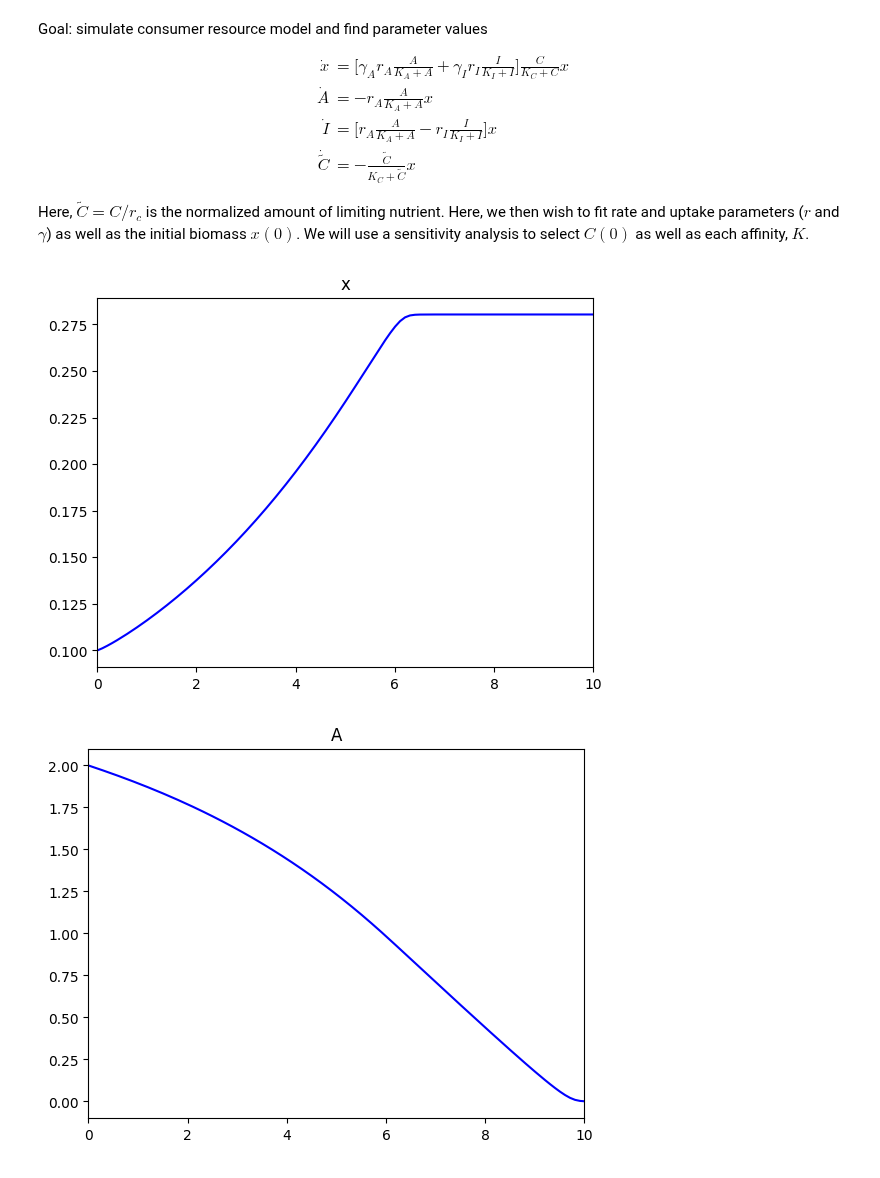
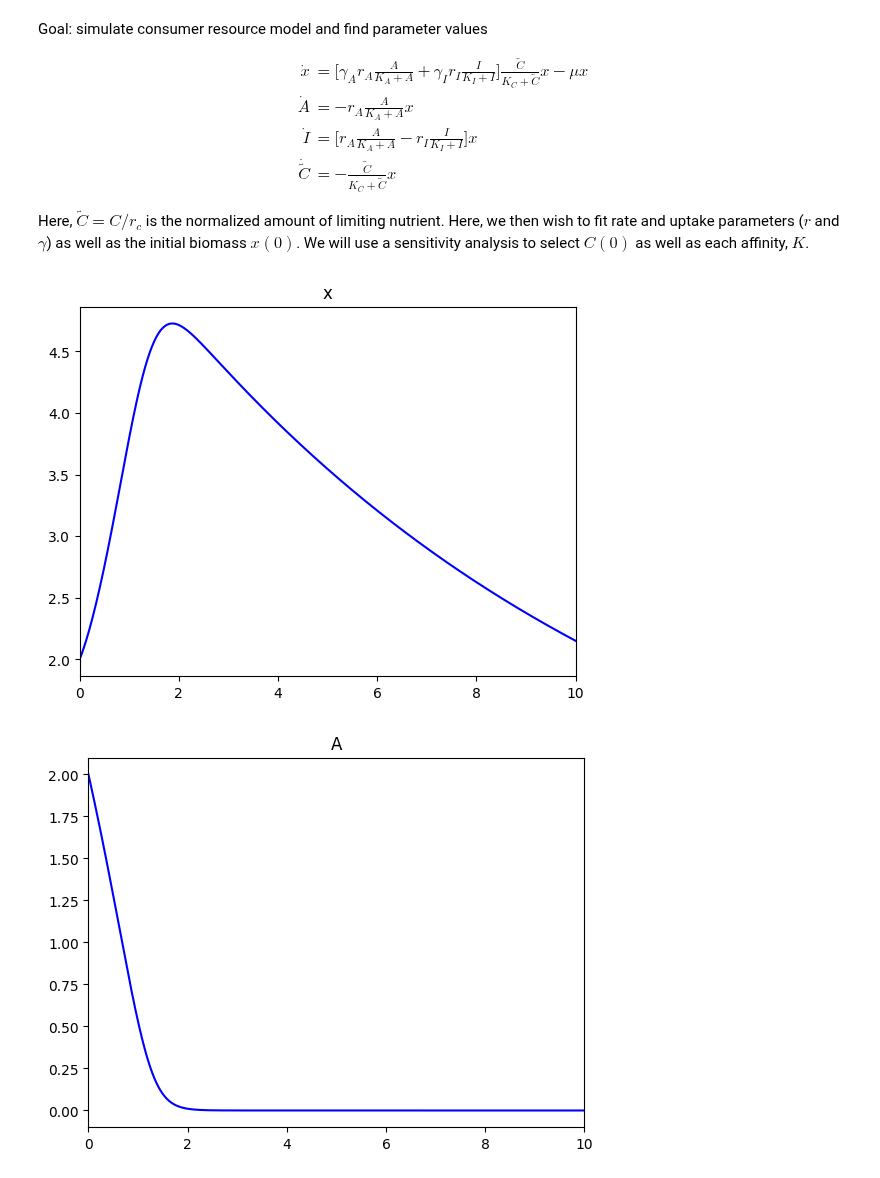
Before and after one commit to AddisonHowe/soil-metagenomics, a Jupyter notebook: notebooks/simulate_dynamics.ipynb, the cells around one changed output. Cells and saved outputs as stored; diff of their text form; code cells hidden in the pictures.

```diff
--- a/notebooks/simulate_dynamics.ipynb
+++ b/notebooks/simulate_dynamics.ipynb
@@ -3,7 +3,7 @@ Goal: simulate consumer resource model and find parameter values
 
 
 \begin{align*}
-    \dot{x} &=  \bigg[\gamma_A r_A \frac{A}{K_A + A} + \gamma_I r_I \frac{I}{K_I + I} \bigg] \frac{C}{K_C + C}x\\
+    \dot{x} &=  \bigg[\gamma_A r_A \frac{A}{K_A + A} + \gamma_I r_I \frac{I}{K_I + I} \bigg] \frac{\tilde{C}}{K_C + \tilde{C}}x - \mu x\\
     \dot{A} &= -r_A \frac{A}{K_A + A} x\\
     \dot{I} &= \bigg[r_A \frac{A}{K_A + A} - r_I \frac{I}{K_I + I} \bigg]x\\
     \dot{\tilde{C}} &= - \frac{\tilde{C}}{K_C + \tilde{C}} x
@@ -13,33 +13,33 @@ Here, $\tilde{C} = C/r_c$ is the normalized amount of limiting nutrient. Here, w
 # %%
 import numpy as np
 
-def RHS(x, A, I, C, gamma_A, gamma_I, r_A, r_I, K_A, K_I, K_C):
-    dx = (gamma_A*r_A*A/(K_A + A) + gamma_I*r_I*I/(K_I + I))*x*C/(K_C + C)
+def RHS(x, A, I, C, gamma_A, gamma_I, r_A, r_I, K_A, K_I, K_C, mu):
+    dx = (gamma_A*r_A*A/(K_A + A) + gamma_I*r_I*I/(K_I + I))*x*C/(K_C + C) - mu*x
     dA = -r_A*x*A/(K_A + A)
     dI = (r_A*A/(K_A + A) - r_I*I/(K_I + I))*x
     dC = - x*C/(K_C + C)
     return dx, dA, dI, dC
 
 #use RK4
-def timestep(x_n, A_n, I_n, C_n, gamma_A, gamma_I, r_A, r_I, K_A, K_I, K_C, dt):
-    k_1 = RHS(x_n, A_n, I_n, C_n, gamma_A, gamma_I, r_A, r_I, K_A, K_I, K_C)
-    k_2 = RHS(x_n + dt*k_1[0]/2, A_n + dt*k_1[1]/2, I_n + dt*k_1[2]/2, C_n + dt*k_1[3]/2, gamma_A, gamma_I, r_A, r_I, K_A, K_I, K_C)
-    k_3 = RHS(x_n + dt*k_2[0]/2, A_n + dt*k_2[1]/2, I_n + dt*k_2[2]/2, C_n + dt*k_2[3]/2, gamma_A, gamma_I, r_A, r_I, K_A, K_I, K_C)
-    k_4 = RHS(x_n + dt*k_3[0], A_n + dt*k_3[1], I_n + dt*k_3[2], C_n + dt*k_3[3], gamma_A, gamma_I, r_A, r_I, K_A, K_I, K_C)
+def timestep(x_n, A_n, I_n, C_n, gamma_A, gamma_I, r_A, r_I, K_A, K_I, K_C, mu, dt):
+    k_1 = RHS(x_n, A_n, I_n, C_n, gamma_A, gamma_I, r_A, r_I, K_A, K_I, K_C, mu)
+    k_2 = RHS(x_n + dt*k_1[0]/2, A_n + dt*k_1[1]/2, I_n + dt*k_1[2]/2, C_n + dt*k_1[3]/2, gamma_A, gamma_I, r_A, r_I, K_A, K_I, K_C, mu)
+    k_3 = RHS(x_n + dt*k_2[0]/2, A_n + dt*k_2[1]/2, I_n + dt*k_2[2]/2, C_n + dt*k_2[3]/2, gamma_A, gamma_I, r_A, r_I, K_A, K_I, K_C, mu)
+    k_4 = RHS(x_n + dt*k_3[0], A_n + dt*k_3[1], I_n + dt*k_3[2], C_n + dt*k_3[3], gamma_A, gamma_I, r_A, r_I, K_A, K_I, K_C, mu)
     x_new = x_n + (dt/6)*(k_1[0] + 2*k_2[0] + 2*k_3[0] + k_4[0])
     A_new = A_n + (dt/6)*(k_1[1] + 2*k_2[1] + 2*k_3[1] + k_4[1])
     I_new = I_n + (dt/6)*(k_1[2] + 2*k_2[2] + 2*k_3[2] + k_4[2])
     C_new = C_n + (dt/6)*(k_1[3] + 2*k_2[3] + 2*k_3[3] + k_4[3])
     return x_new, A_new, I_new, C_new
 
-def simulate(x_0, A_0, I_0, C_0, gamma_A, gamma_I, r_A, r_I, K_A, K_I, K_C, dt, T):
+def simulate(x_0, A_0, I_0, C_0, gamma_A, gamma_I, r_A, r_I, K_A, K_I, K_C, mu, dt, T):
     N = int(T/dt)
     x = np.zeros(N); x[0] = x_0
     A = np.zeros(N); A[0] = A_0
     I = np.zeros(N); I[0] = I_0
     C = np.zeros(N); C[0] = C_0
     for i in range(N-1):
-        new = timestep(x[i], A[i], I[i], C[i], gamma_A, gamma_I, r_A, r_I, K_A, K_I, K_C, dt)
+        new = timestep(x[i], A[i], I[i], C[i], gamma_A, gamma_I, r_A, r_I, K_A, K_I, K_C, mu, dt)
         x[i + 1] = new[0]
         A[i + 1] = new[1]
         I[i + 1] = new[2]
@@ -49,28 +49,39 @@ def simulate(x_0, A_0, I_0, C_0, gamma_A, gamma_I, r_A, r_I, K_A, K_I, K_C, dt,
 # %%
 import numpy as np
 import matplotlib.pyplot as plt
 
-dt = 0.1
-T = 100
-x, A, I, C = simulate(0.1, 2, 0, 1, 0.1, 0.1, 1, 1, 0.02, 0.02, 0.02, dt, T)
+dt = 0.01
+T = 10
+x_0 = 2
+A_0 = 2
+I_0 = 0
+C_0 = 10
+gamma_A = 1
+gamma_I = 1
+r_A = 1
+r_I = 1
+K_A = K_I = K_C = 1
+mu = 0.1
+
+x, A, I, C = simulate(x_0, A_0, I_0, C_0, gamma_A, gamma_I, r_A, r_I, K_A, K_I, K_C, mu, dt, T)
 t = np.linspace(0, T, int(T/dt))
 
 plt.plot(t, x, color = 'blue')
-plt.xlim(0,10)
+plt.xlim(0,T)
 plt.title('x')
 plt.show()
 plt.plot(t, A, color = 'blue')
-plt.xlim(0,10)
+plt.xlim(0,T)
 plt.title('A')
 plt.show()
 plt.plot(t, I, color = 'blue')
-plt.xlim(0,10)
+plt.xlim(0,T)
 plt.title('I')
 plt.show()
 plt.plot(t, C, color = 'blue')
-plt.xlim(0,10)
+plt.xlim(0,T)
 plt.title('C')
 plt.show()
 # %% [output]
-[figure, old version]
+[figure, new version]
-[figure, old version]
+[figure, new version]
```
Also changed, not shown: parts of 3 cells of this notebook, 3 other files.
